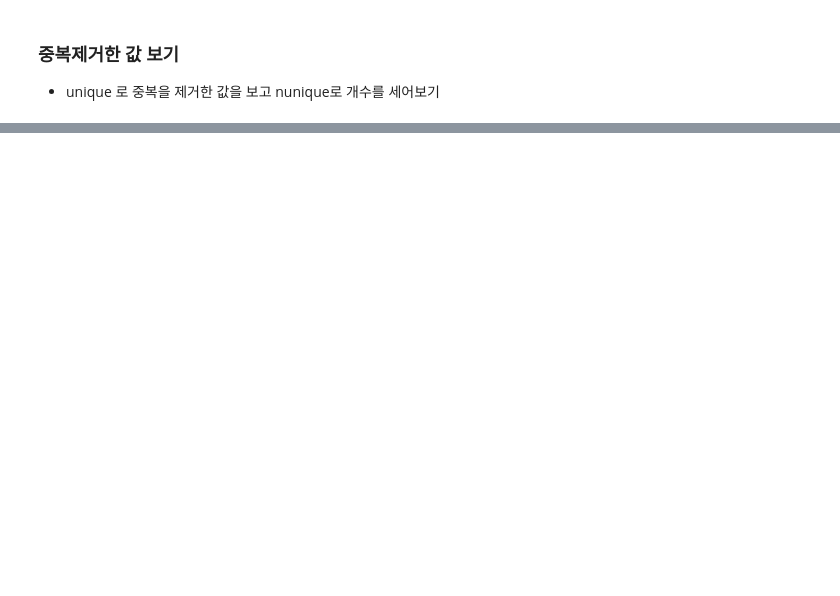
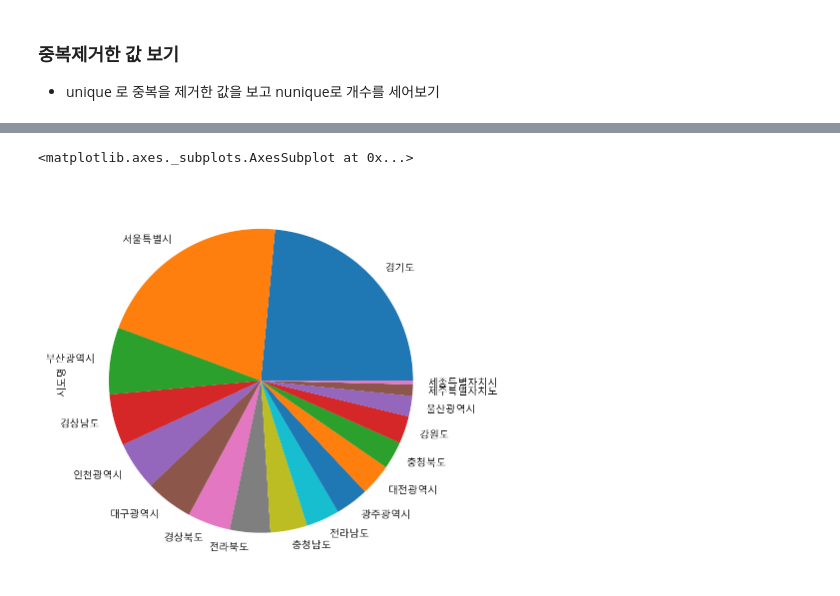
Before and after one commit to ghleex/TIL, a Jupyter notebook: 07_data_science/01_starts_ds_w_python/02_hospital_in_seoul/01_공공데이터_상권정보_분석.ipynb, the cells around one changed output, grey strips where cells are left out. Saved outputs shown, nothing was run; the diff lists cells and outputs as text; code cells hidden in the pictures; blank space fills up the shorter version.

```diff
--- a/07_data_science/01_starts_ds_w_python/02_hospital_in_seoul/01_공공데이터_상권정보_분석.ipynb
+++ b/07_data_science/01_starts_ds_w_python/02_hospital_in_seoul/01_공공데이터_상권정보_분석.ipynb
@@ -353,0 +423,4 @@ df.describe(include='object')
+# %%
+# normalize=True 옵션을 사용하면 비율을 구할 수 있습니다.
+city_normalize = df['시도명'].value_counts(normalize=True)
+city_normalize
@@ -353,0 +453,6 @@ df.describe(include='object')
+# %%
+# Pandas 의 plot.pie() 를 사용하여 파이그래프를 그려봅니다.
+city_normalize.plot.pie(figsize=(7, 7))
+# %% [output]
+<matplotlib.axes._subplots.AxesSubplot at 0x...>
+[figure, added]
```
Also changed, not shown: parts of 22 cells of this notebook.
